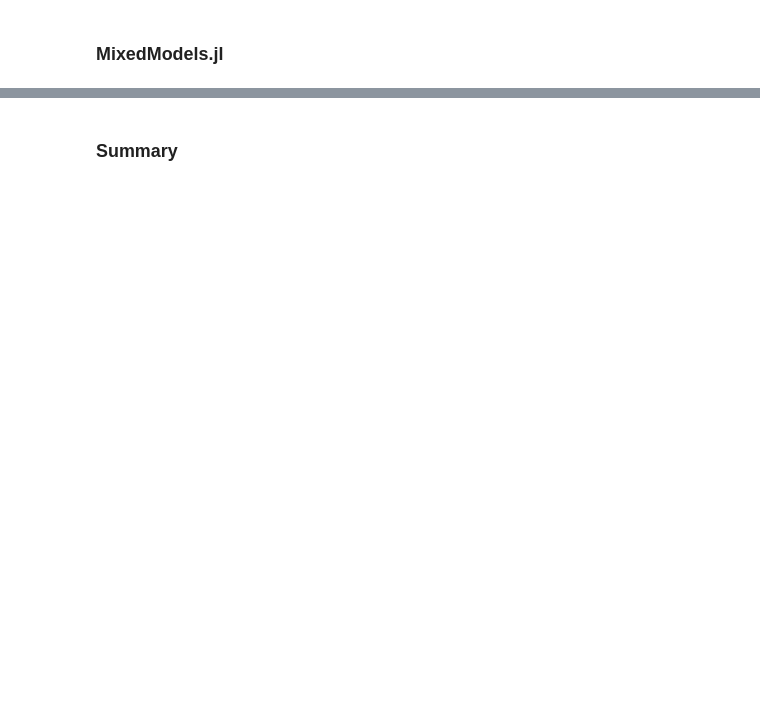
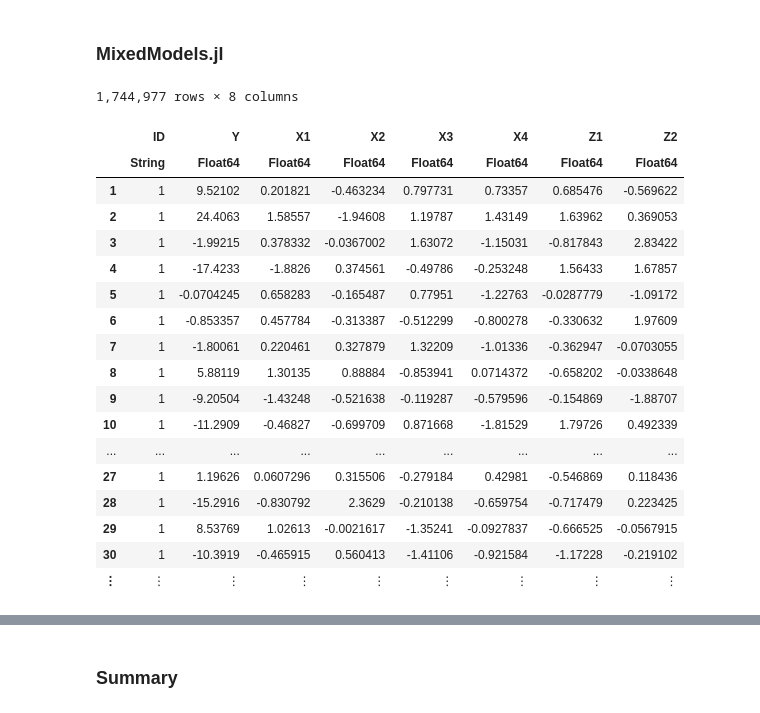
Before and after one commit to jyixzhou/biostat-257-2022-spring, a Jupyter notebook: hw5/hw05.ipynb, the cells around one changed output, grey strips where cells are left out. Saved outputs shown, nothing was run; the diff lists cells and outputs as text; code cells hidden in the pictures; blank space fills up the shorter version.

```diff
--- a/hw5/hw05.ipynb
+++ b/hw5/hw05.ipynb
@@ -957,7 +1149,27 @@ loglike[2] = @rget rlogl;
 # %% [markdown]
 ### MixedModels.jl
 # %%
-testdata = CSV.File("lmm_data.txt", types = Dict(1=>String)) |> DataFrame!
+testdata = CSV.File("lmm_data.csv", types = Dict(1=>String)) |> DataFrame
+# %% [output]
+1,744,977 rows × 8 columns
+|  | ID | Y | X1 | X2 | X3 | X4 | Z1 | Z2 |
+|  | String | Float64 | Float64 | Float64 | Float64 | Float64 | Float64 | Float64 |
+| 1 | 1 | 9.52102 | 0.201821 | -0.463234 | 0.797731 | 0.73357 | 0.685476 | -0.569622 |
+| 2 | 1 | 24.4063 | 1.58557 | -1.94608 | 1.19787 | 1.43149 | 1.63962 | 0.369053 |
+| 3 | 1 | -1.99215 | 0.378332 | -0.0367002 | 1.63072 | -1.15031 | -0.817843 | 2.83422 |
+| 4 | 1 | -17.4233 | -1.8826 | 0.374561 | -0.49786 | -0.253248 | 1.56433 | 1.67857 |
+| 5 | 1 | -0.0704245 | 0.658283 | -0.165487 | 0.77951 | -1.22763 | -0.0287779 | -1.09172 |
+| 6 | 1 | -0.853357 | 0.457784 | -0.313387 | -0.512299 | -0.800278 | -0.330632 | 1.97609 |
+| 7 | 1 | -1.80061 | 0.220461 | 0.327879 | 1.32209 | -1.01336 | -0.362947 | -0.0703055 |
+| 8 | 1 | 5.88119 | 1.30135 | 0.88884 | -0.853941 | 0.0714372 | -0.658202 | -0.0338648 |
+| 9 | 1 | -9.20504 | -1.43248 | -0.521638 | -0.119287 | -0.579596 | -0.154869 | -1.88707 |
+| 10 | 1 | -11.2909 | -0.46827 | -0.699709 | 0.871668 | -1.81529 | 1.79726 | 0.492339 |
+| ... | ... | ... | ... | ... | ... | ... | ... | ... |
+| 27 | 1 | 1.19626 | 0.0607296 | 0.315506 | -0.279184 | 0.42981 | -0.546869 | 0.118436 |
+| 28 | 1 | -15.2916 | -0.830792 | 2.3629 | -0.210138 | -0.659754 | -0.717479 | 0.223425 |
+| 29 | 1 | 8.53769 | 1.02613 | -0.0021617 | -1.35241 | -0.0927837 | -0.666525 | -0.0567915 |
+| 30 | 1 | -10.3919 | -0.465915 | 0.560413 | -1.41106 | -0.921584 | -1.17228 | -0.219102 |
+| ⋮ | ⋮ | ⋮ | ⋮ | ⋮ | ⋮ | ⋮ | ⋮ | ⋮ |
 # %%
 mj = fit(MixedModel, @formula(Y ~ X1 + X2 + X3 + X4 + (1 + Z1 + Z2 | ID)), testdata)
 bm_mm = @benchmark fit(MixedModel, @formula(Y ~ X1 + X2 + X3 + X4 + (1 + Z1 + Z2 | ID)), $testdata)
```
Also changed, not shown: parts of 32 cells of this notebook, 1 other file.
